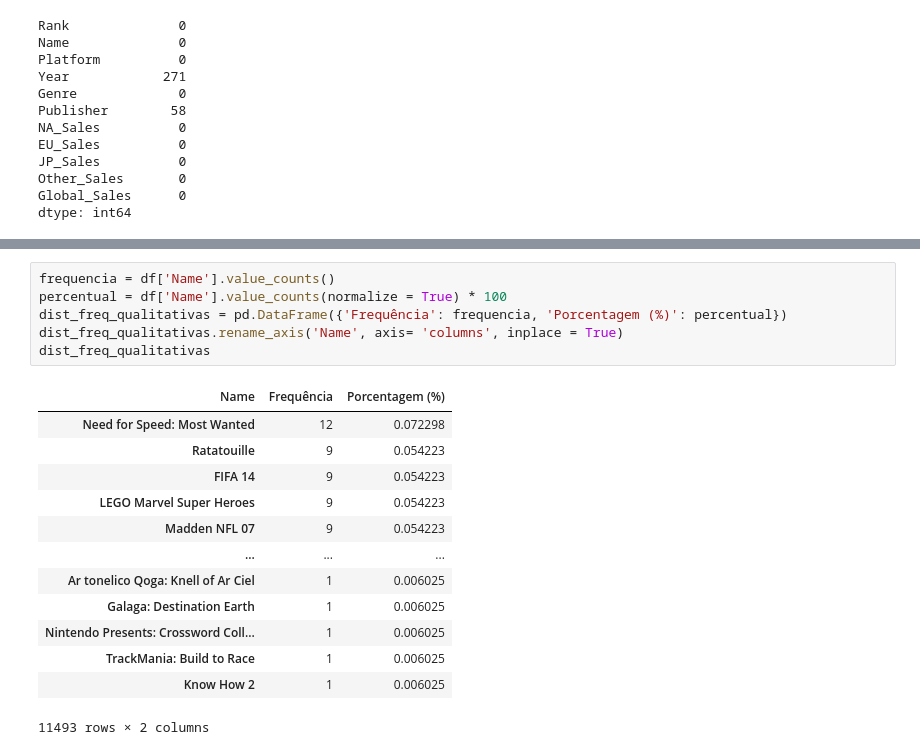
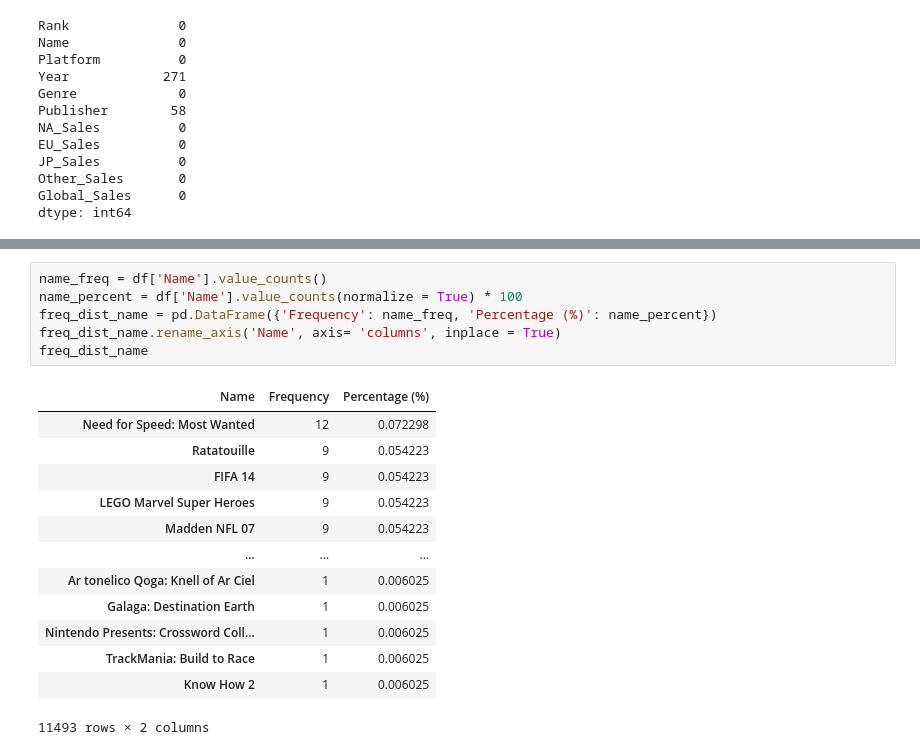
Before and after one commit to DavidCumaru/VideoGameSales, a Jupyter notebook: Video Game Sales.ipynb, the cells around one changed output, grey strips where cells are left out. Saved outputs shown, nothing was run; the diff lists cells and outputs as text.

```diff
--- a/Video Game Sales.ipynb
+++ b/Video Game Sales.ipynb
@@ -135,13 +155,13 @@ dist_freq_qualitativas
 | 2017.0 | 3 | 0.018374 |
 | 2020.0 | 1 | 0.006125 |
 # %%
-frequencia = df['Name'].value_counts()
-percentual = df['Name'].value_counts(normalize = True) * 100
-dist_freq_qualitativas = pd.DataFrame({'Frequência': frequencia, 'Porcentagem (%)': percentual})
-dist_freq_qualitativas.rename_axis('Name', axis= 'columns', inplace = True)
-dist_freq_qualitativas
+name_freq = df['Name'].value_counts()
+name_percent = df['Name'].value_counts(normalize = True) * 100
+freq_dist_name = pd.DataFrame({'Frequency': name_freq, 'Percentage (%)': name_percent})
+freq_dist_name.rename_axis('Name', axis= 'columns', inplace = True)
+freq_dist_name
 # %% [output]
-| Name | Frequência | Porcentagem (%) |
+| Name | Frequency | Percentage (%) |
 | Need for Speed: Most Wanted | 12 | 0.072298 |
 | Ratatouille | 9 | 0.054223 |
 | FIFA 14 | 9 | 0.054223 |
```
Also changed, not shown: parts of 26 cells of this notebook.
